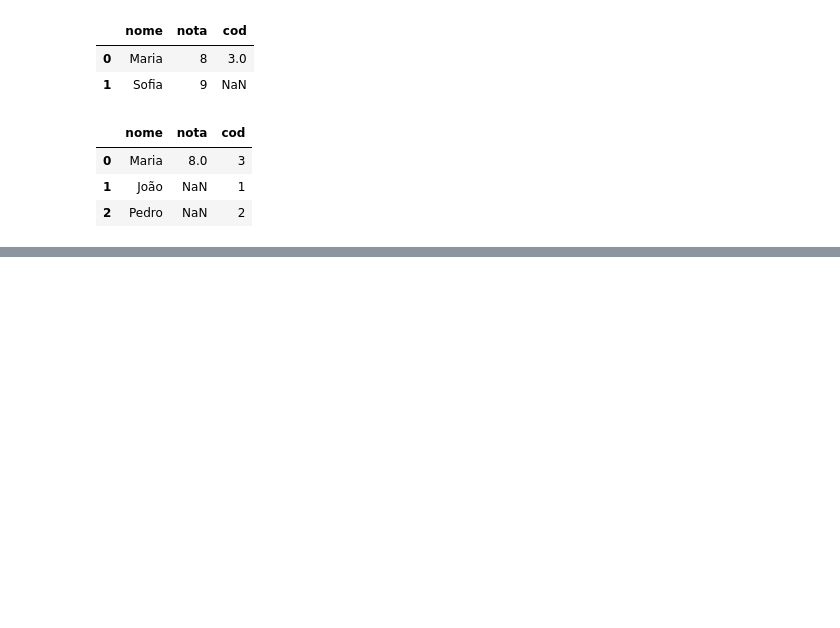
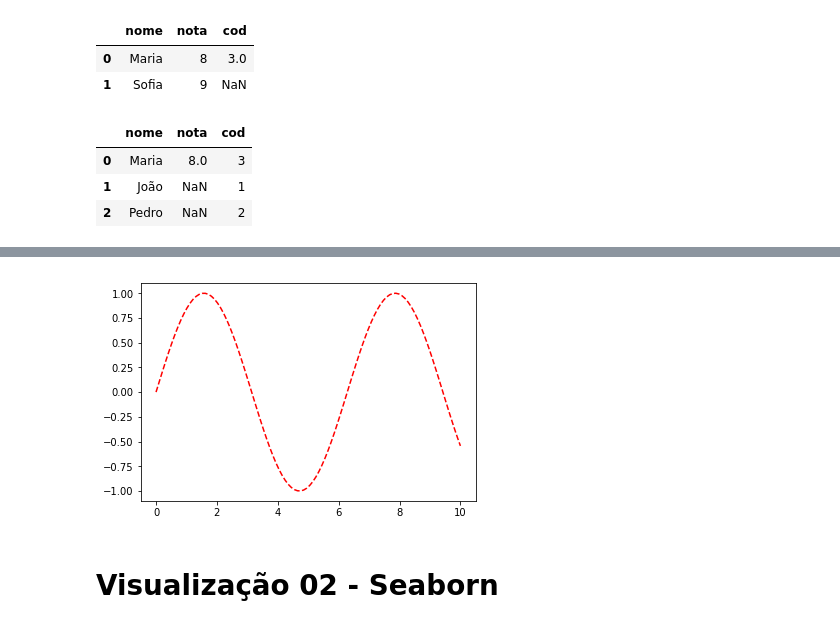
Before and after one commit to AndersonANascimento/udemy, a Jupyter notebook: Seção 6 - Pandas.ipynb, the cells around one changed output, grey strips where cells are left out. Saved outputs shown, nothing was run; the diff lists cells and outputs as text; code cells hidden in the pictures; blank space fills up the shorter version.

```diff
--- a/Seção 6 - Pandas.ipynb
+++ b/Seção 6 - Pandas.ipynb
@@ -1140,0 +1410,8 @@ pd.merge(alunos1, alunos2, how='right')
+# %%
+fig = plt.figure()
+plt.plot(x, np.sin(x), 'r--')
+fig.savefig('sin-01.png')
+# %% [output]
+[figure, added]
+# %% [markdown]
+# Visualização 02 - Seaborn
```
Also changed, not shown: parts of 94 cells of this notebook, 3 other files.
